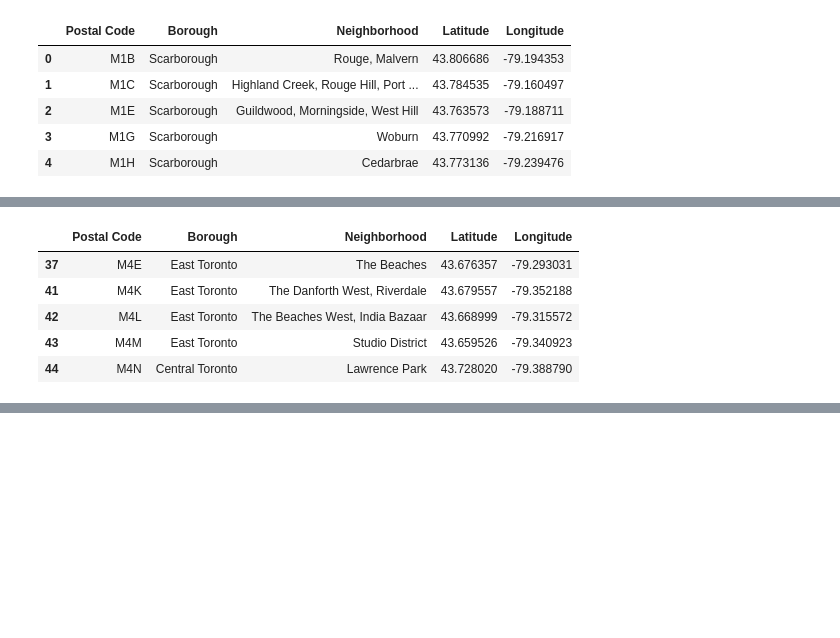
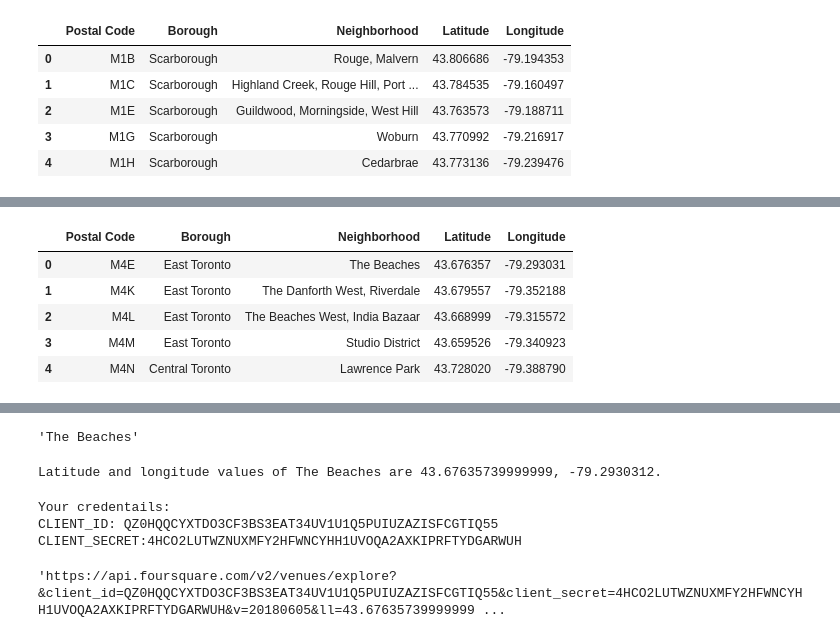
Before and after one commit to frezelle/toronto_neighborhoods, a Jupyter notebook: Toronto Segmenting and Clustering Assignment.ipynb, the cells around one changed output, grey strips where cells are left out. Cells and saved outputs as stored; diff of their text form; code cells hidden in the pictures; blank space fills up the shorter version.

```diff
--- a/Toronto Segmenting and Clustering Assignment.ipynb
+++ b/Toronto Segmenting and Clustering Assignment.ipynb
@@ -3,6 +3,8 @@
 import requests
 from bs4 import BeautifulSoup
 import pandas as pd
+pd.set_option('display.max_columns', None)
+pd.set_option('display.max_rows', None)
 import numpy as np
 # %%
 !pip install geocoder
@@ -212,14 +202,15 @@ Executing transaction: done
 import folium
 # %%
 C4 = C3[C3['Borough'].str.contains("Toronto")] #filter on boroughs that only contain the word "Toronto"
+C4.reset_index(inplace=True, drop=True)
 C4.head()
 # %% [output]
 |  | Postal Code | Borough | Neighborhood | Latitude | Longitude |
-| 37 | M4E | East Toronto | The Beaches | 43.676357 | -79.293031 |
-| 41 | M4K | East Toronto | The Danforth West, Riverdale | 43.679557 | -79.352188 |
-| 42 | M4L | East Toronto | The Beaches West, India Bazaar | 43.668999 | -79.315572 |
-| 43 | M4M | East Toronto | Studio District | 43.659526 | -79.340923 |
-| 44 | M4N | Central Toronto | Lawrence Park | 43.728020 | -79.388790 |
+| 0 | M4E | East Toronto | The Beaches | 43.676357 | -79.293031 |
+| 1 | M4K | East Toronto | The Danforth West, Riverdale | 43.679557 | -79.352188 |
+| 2 | M4L | East Toronto | The Beaches West, India Bazaar | 43.668999 | -79.315572 |
+| 3 | M4M | East Toronto | Studio District | 43.659526 | -79.340923 |
+| 4 | M4N | Central Toronto | Lawrence Park | 43.728020 | -79.388790 |
 # %%
 map_toronto = folium.Map(location=[43.70011, -79.4163], zoom_start=13) #creating a folium map to visualize the boroughs and their neighborhoods
 
@@ -239,3 +230,46 @@ for lat, lng, borough, neighborhood in zip(C4['Latitude'], C4['Longitude'], C4['
 map_toronto
 # %% [output]
 [interactive output not drawn]
+# %%
+C4.loc[0, 'Neighborhood'] #centering the first neightborhood as I will use to search for venue data
+# %% [output]
+'The Beaches'
+# %%
+C4_latitude = C4.loc[0, 'Latitude'] # neighborhood latitude value
+C4_longitude = C4.loc[0, 'Longitude'] # neighborhood longitude value
+
+C4_name = C4.loc[0, 'Neighborhood'] # neighborhood name
+
+print('Latitude and longitude values of {} are {}, {}.'.format(C4_name,
+                                                               C4_latitude,
+                                                               C4_longitude))
+# %% [output]
+Latitude and longitude values of The Beaches are 43.67635739999999, -79.2930312.
+# %%
+CLIENT_ID = 'QZ0HQQCYXTDO3CF3BS3EAT34UV1U1Q5PUIUZAZISFCGTIQ55' # my Foursquare ID
+CLIENT_SECRET = '4HCO2LUTWZNUXMFY2HFWNCYHH1UVOQA2AXKIPRFTYDGARWUH' # my Foursquare Secret
+VERSION = '20180605' # Foursquare API version
+
+print('Your credentails:')
+print('CLIENT_ID: ' + CLIENT_ID)
+print('CLIENT_SECRET:' + CLIENT_SECRET)
+# %% [output]
+Your credentails:
+CLIENT_ID: QZ0HQQCYXTDO3CF3BS3EAT34UV1U1Q5PUIUZAZISFCGTIQ55
+CLIENT_SECRET:4HCO2LUTWZNUXMFY2HFWNCYHH1UVOQA2AXKIPRFTYDGARWUH
+# %%
+LIMIT = 150
+radius = 1000
+
+url = 'https://api.foursquare.com/v2/venues/explore?&client_id={}&client_secret={}&v={}&ll={},{}&radius={}&limit={}'.format(
+    CLIENT_ID,
+    CLIENT_SECRET,
+    VERSION,
+    C4_latitude,
+    C4_longitude,
+    radius,
+    LIMIT)
+
+url
+# %% [output]
+'https://api.foursquare.com/v2/venues/explore?&client_id=QZ0HQQCYXTDO3CF3BS3EAT34UV1U1Q5PUIUZAZISFCGTIQ55&client_secret=4HCO2LUTWZNUXMFY2HFWNCYHH1UVOQA2AXKIPRFTYDGARWUH&v=20180605&ll=43.67635739999999 ...
```
Also changed, not shown: parts of 24 cells of this notebook.
